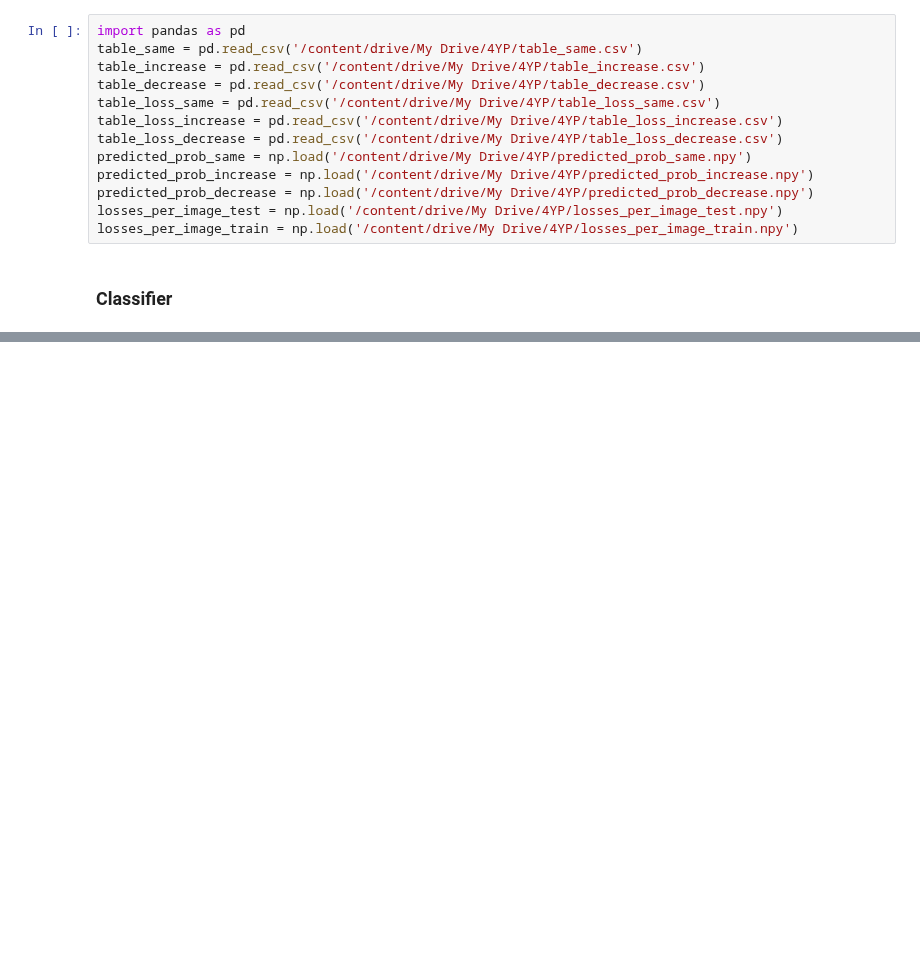
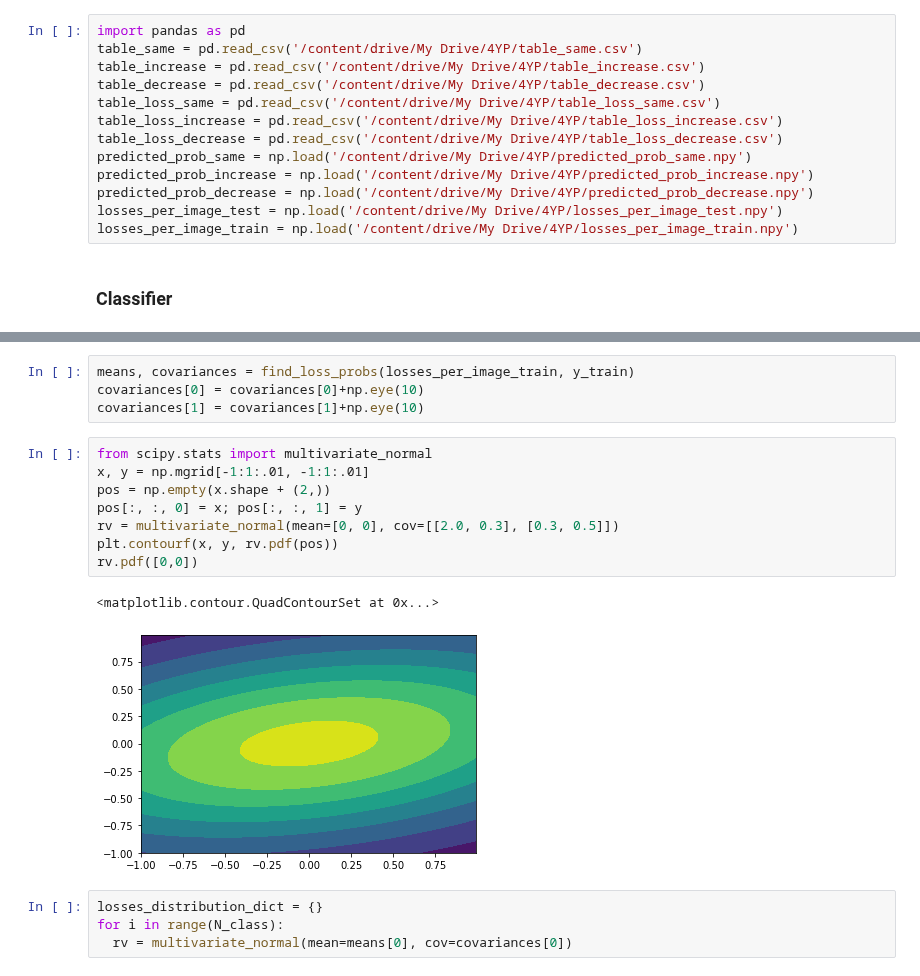
Before and after one commit to lorenzosintini/4YP, a Jupyter notebook: Models_v2/Conv_VAE_v2.ipynb, the cells around one changed output, grey strips where cells are left out. Saved outputs shown, nothing was run; the diff lists cells and outputs as text; blank space fills up the shorter version.

```diff
--- a/Models_v2/Conv_VAE_v2.ipynb
+++ b/Models_v2/Conv_VAE_v2.ipynb
@@ -608,0 +667,19 @@ table_2
+# %%
+means, covariances = find_loss_probs(losses_per_image_train, y_train)
+covariances[0] = covariances[0]+np.eye(10)
+covariances[1] = covariances[1]+np.eye(10)
+# %%
+from scipy.stats import multivariate_normal
+x, y = np.mgrid[-1:1:.01, -1:1:.01]
+pos = np.empty(x.shape + (2,))
+pos[:, :, 0] = x; pos[:, :, 1] = y
+rv = multivariate_normal(mean=[0, 0], cov=[[2.0, 0.3], [0.3, 0.5]])
+plt.contourf(x, y, rv.pdf(pos))
+rv.pdf([0,0])
+# %% [output]
+<matplotlib.contour.QuadContourSet at 0x...>
+[figure, added]
+# %%
+losses_distribution_dict = {}
+for i in range(N_class):
+  rv = multivariate_normal(mean=means[0], cov=covariances[0])
```
Also changed, not shown: parts of 18 cells of this notebook.
